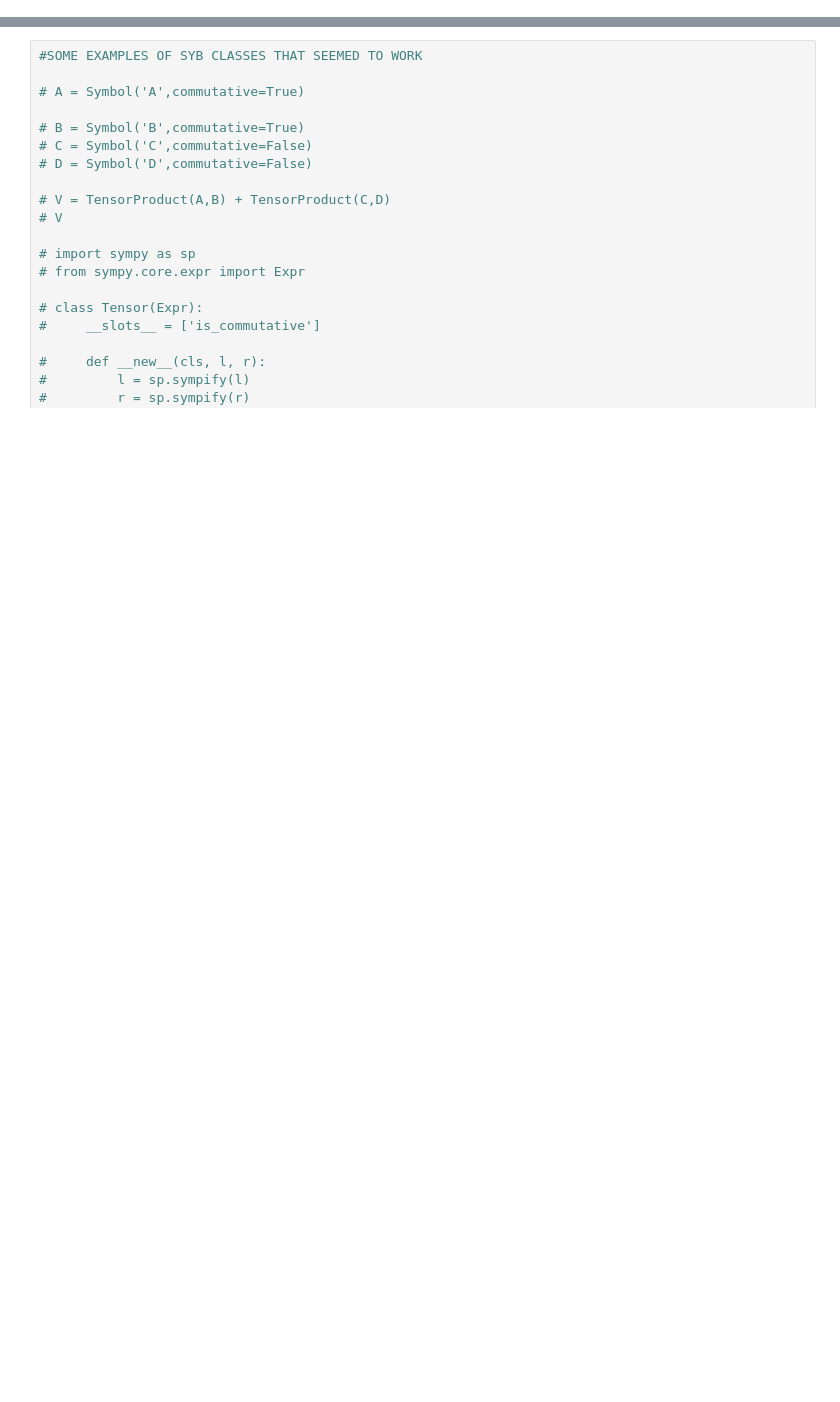
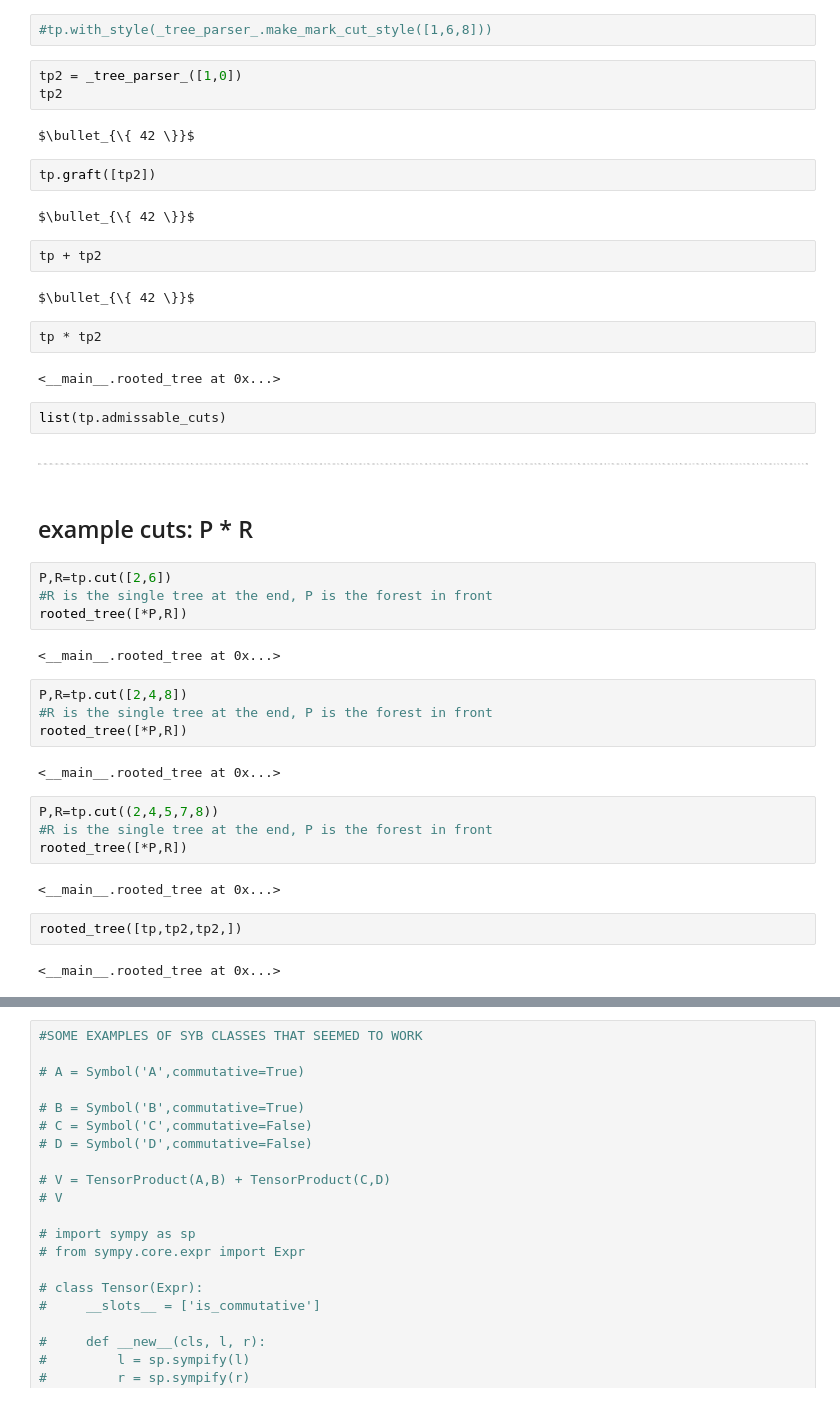
Before and after one commit to sirsh/renormer, a Jupyter notebook: samples/hopf rooted trees.ipynb, the cells around one changed output, grey strips where cells are left out. Saved outputs shown, nothing was run; the diff lists cells and outputs as text; blank space fills up the shorter version.

Commit message:
added some rooted tree stuff

```diff
--- a/samples/hopf rooted trees.ipynb
+++ b/samples/hopf rooted trees.ipynb
@@ -124,0 +232,47 @@ Symbol("\mathbb{1}"), Function("Delta")(1),Function("B_+")(1,1),Function("m")(1,
+# %%
+#tp.with_style(_tree_parser_.make_mark_cut_style([1,6,8]))
+# %%
+tp2 = _tree_parser_([1,0])
+tp2
+# %% [output]
+$\bullet_{\{ 42 \}}$
+# %%
+tp.graft([tp2])
+# %% [output]
+$\bullet_{\{ 42 \}}$
+# %%
+tp + tp2
+# %% [output]
+$\bullet_{\{ 42 \}}$
+# %%
+tp * tp2
+# %% [output]
+<__main__.rooted_tree at 0x...>
+# %%
+list(tp.admissable_cuts)
+# %% [output]
+[figure, added]
+# %% [markdown]
+## example cuts: P * R
+# %%
+P,R=tp.cut([2,6])
+#R is the single tree at the end, P is the forest in front
+rooted_tree([*P,R])
+# %% [output]
+<__main__.rooted_tree at 0x...>
+# %%
+P,R=tp.cut([2,4,8])
+#R is the single tree at the end, P is the forest in front
+rooted_tree([*P,R])
+# %% [output]
+<__main__.rooted_tree at 0x...>
+# %%
+P,R=tp.cut((2,4,5,7,8))
+#R is the single tree at the end, P is the forest in front
+rooted_tree([*P,R])
+# %% [output]
+<__main__.rooted_tree at 0x...>
+# %%
+rooted_tree([tp,tp2,tp2,])
+# %% [output]
+<__main__.rooted_tree at 0x...>
```
Also changed, not shown: parts of 8 cells of this notebook.
